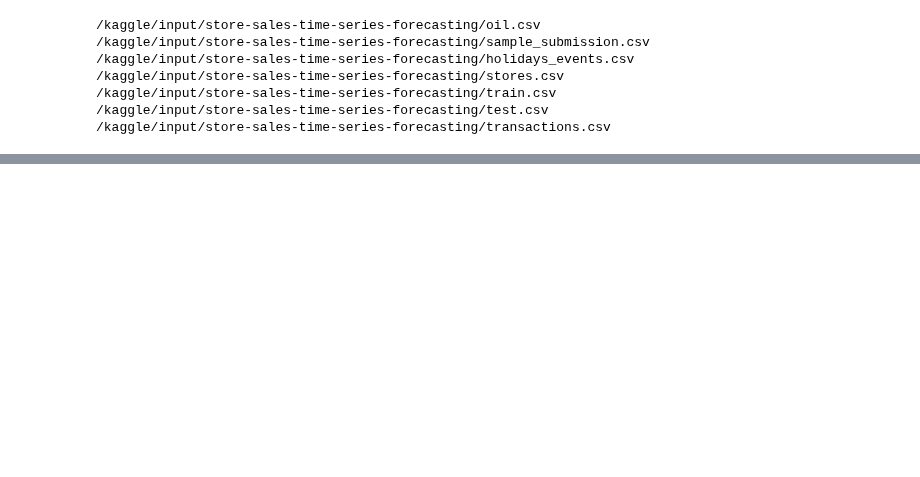
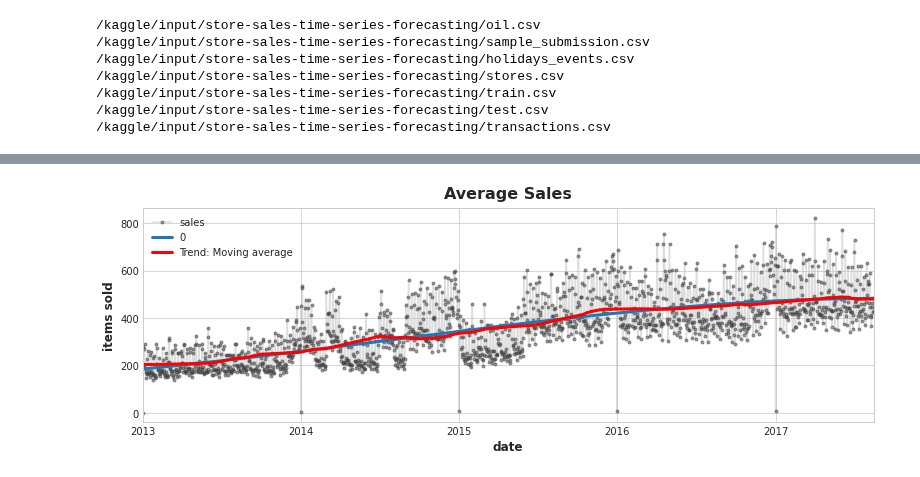
Before and after one commit to abhirup-ghosh/kaggle, a Jupyter notebook: store-sales-time-series-forecasting.ipynb, the cells around one changed output, grey strips where cells are left out. Drawn from its saved outputs; the diff is of its cells as text; code cells hidden in the pictures; blank space fills up the shorter version.

```diff
--- a/store-sales-time-series-forecasting.ipynb
+++ b/store-sales-time-series-forecasting.ipynb
@@ -110,0 +203,3 @@ y_pred = pd.DataFrame(model.predict(X), index=X.index, columns=y.columns)
+# %%
+y = average_sales.copy()  # the target
+y.head()
@@ -110,0 +214,16 @@ y_pred = pd.DataFrame(model.predict(X), index=X.index, columns=y.columns)
+# %%
+from statsmodels.tsa.deterministic import DeterministicProcess
+
+# Instantiate `DeterministicProcess` with arguments
+# appropriate for a cubic trend model
+dp = DeterministicProcess(
+    index=y.index,  # dates from the training data
+    constant=True,       # dummy feature for the bias (y_intercept)
+    order=3,             # the time dummy (trend): cubic trend
+    drop=True,           # drop terms if necessary to avoid collinearity
+)
+
+# YOUR CODE HERE: Create the feature set for the dates given in y.index
+X = dp.in_sample()
+
+X.head()
@@ -110,0 +238,13 @@ y_pred = pd.DataFrame(model.predict(X), index=X.index, columns=y.columns)
+# %%
+model = LinearRegression()
+model.fit(X, y)
+
+y_pred = pd.DataFrame(model.predict(X), index=X.index)
+
+
+ax = y.plot(**plot_params, alpha=0.5, title="Average Sales", ylabel="items sold")
+ax = y_pred.plot(ax=ax, linewidth=3, label="Trend: DeterministicProcess", color='C0')
+ax = trend.plot(ax=ax, linewidth=3, label="Trend: Moving average", color='r')
+ax.legend();
+# %% [output]
+[figure, added]
```
Also changed, not shown: parts of 26 cells of this notebook.
